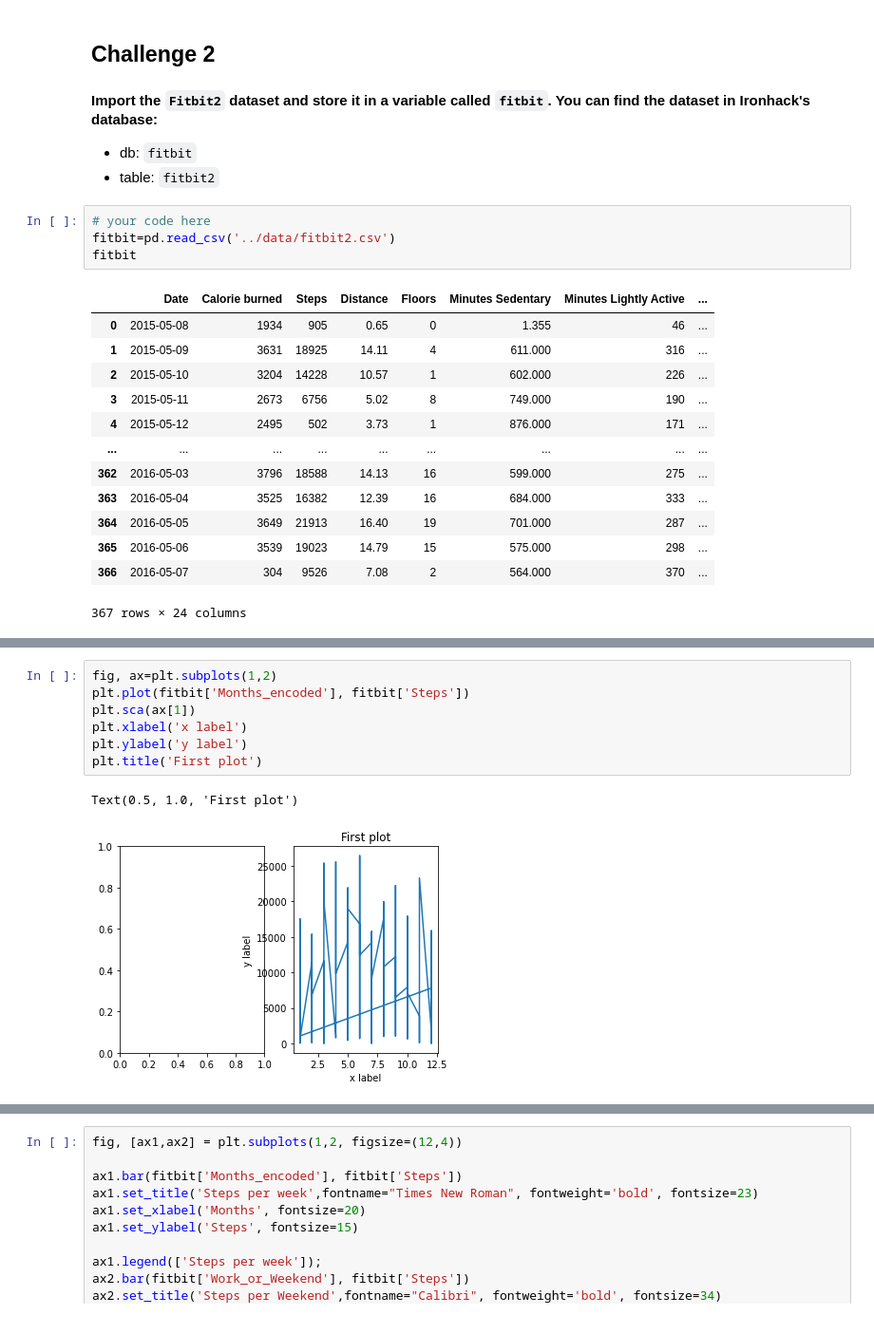
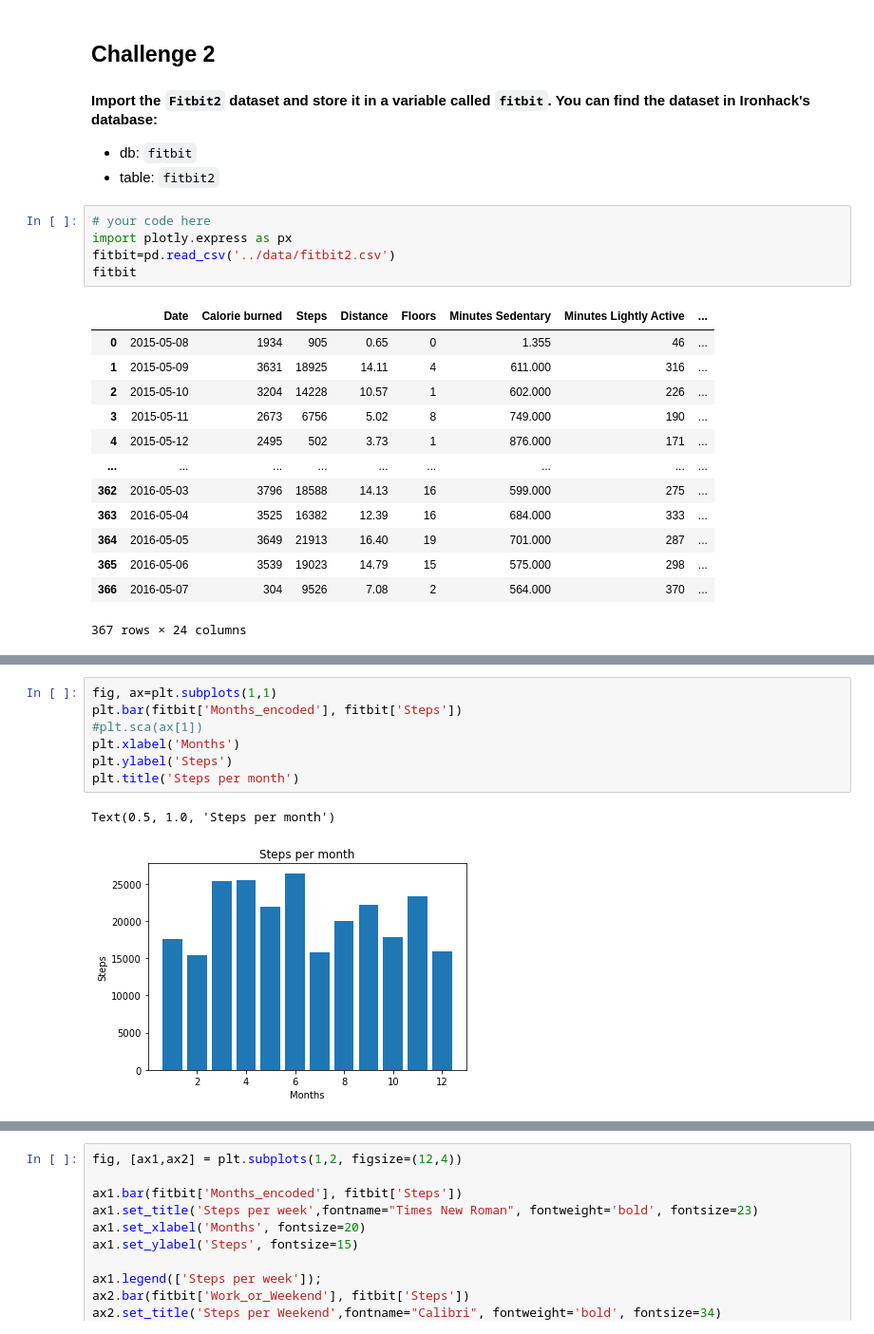
Before and after one commit to DiegoMerello/dataptmad1121_labs, a Jupyter notebook: module-2/matplotlib-seaborn/your-code/main.ipynb, the cells around one changed output, grey strips where cells are left out. Shown at 95% size. Cells and saved outputs as stored; diff of their text form.

```diff
--- a/module-2/matplotlib-seaborn/your-code/main.ipynb
+++ b/module-2/matplotlib-seaborn/your-code/main.ipynb
@@ -146,6 +146,7 @@ ax2.legend(['d=e**x']);
 * table: `fitbit2`
 # %%
 # your code here
+import plotly.express as px
 fitbit=pd.read_csv('../data/fitbit2.csv')
 fitbit
 # %% [output]
@@ -183,12 +184,12 @@ Data columns (total 24 columns):
 dtypes: float64(8), int64(13), object(3)
 memory usage: 68.9+ KB
 # %%
-fig, ax=plt.subplots(1,2)
-plt.plot(fitbit['Months_encoded'], fitbit['Steps'])
-plt.sca(ax[1])
-plt.xlabel('x label')
-plt.ylabel('y label')
-plt.title('First plot')
+fig, ax=plt.subplots(1,1)
+plt.bar(fitbit['Months_encoded'], fitbit['Steps'])
+#plt.sca(ax[1])
+plt.xlabel('Months')
+plt.ylabel('Steps')
+plt.title('Steps per month')
 # %% [output]
-Text(0.5, 1.0, 'First plot')
+Text(0.5, 1.0, 'Steps per month')
-[figure, old version]
+[figure, new version]
```
Also changed, not shown: parts of 4 cells of this notebook.
